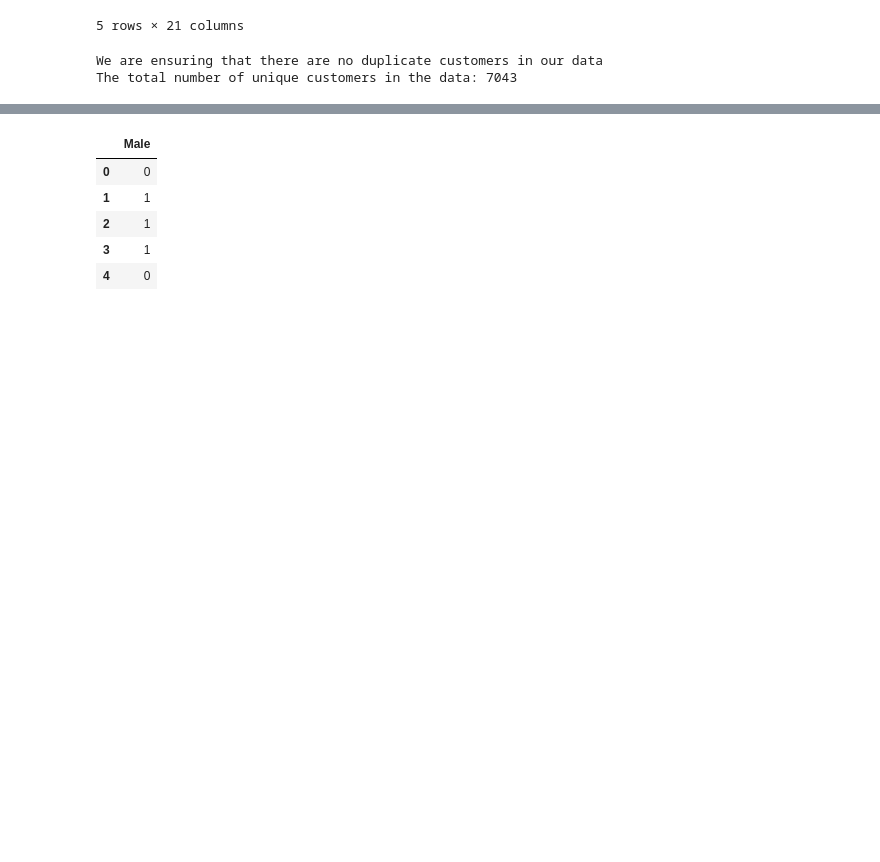
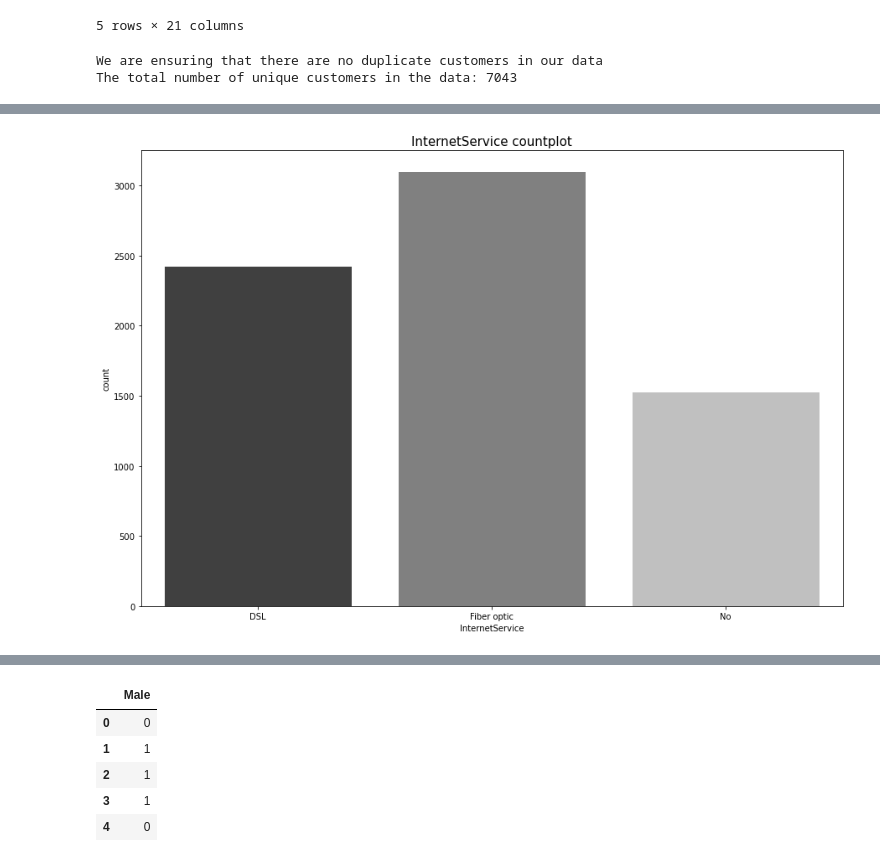
Before and after one commit to suhasmaddali/Telco-Customer-Churn-Prediction, a Jupyter notebook: Data Mining Telco Final Project.ipynb, the cells around one changed output, grey strips where cells are left out. Saved outputs shown, nothing was run; the diff lists cells and outputs as text; code cells hidden in the pictures; blank space fills up the shorter version.

```diff
--- a/Data Mining Telco Final Project.ipynb
+++ b/Data Mining Telco Final Project.ipynb
@@ -193,0 +248,4 @@ The total number of unique customers in the data: 7043
+# %%
+countplot_function(dataframe = df, column = "InternetService", palette = random.choice(palette_values))
+# %% [output]
+[figure, added]
```
Also changed, not shown: parts of 63 cells of this notebook, 1 other file.
